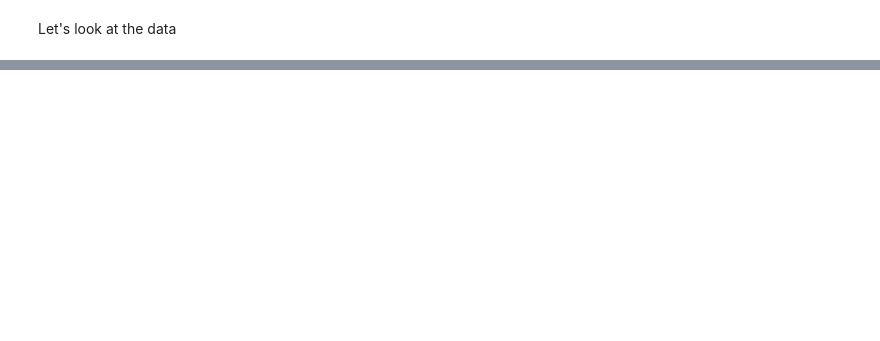
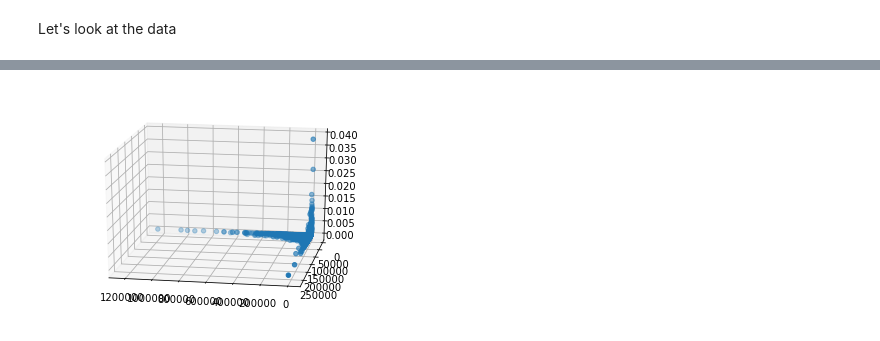
Before and after one commit to mptcloud/hackon_data, a Jupyter notebook: data_exploration.ipynb, the cells around one changed output, grey strips where cells are left out. Saved outputs shown, nothing was run; the diff lists cells and outputs as text; code cells hidden in the pictures; blank space fills up the shorter version.

```diff
--- a/data_exploration.ipynb
+++ b/data_exploration.ipynb
@@ -171,0 +176,10 @@ plt.show()
+# %%
+fig = plt.figure()
+ax = fig.add_subplot(111, projection='3d')
+X,Y=review_time2['hotness'], (review_time2['salesRank'])
+ax.scatter(X,Y,1/X, 'o')
+
+ax.view_init(20, 100)
+plt.show()
+# %% [output]
+[figure, added]
```
Also changed, not shown: parts of 17 cells of this notebook.
